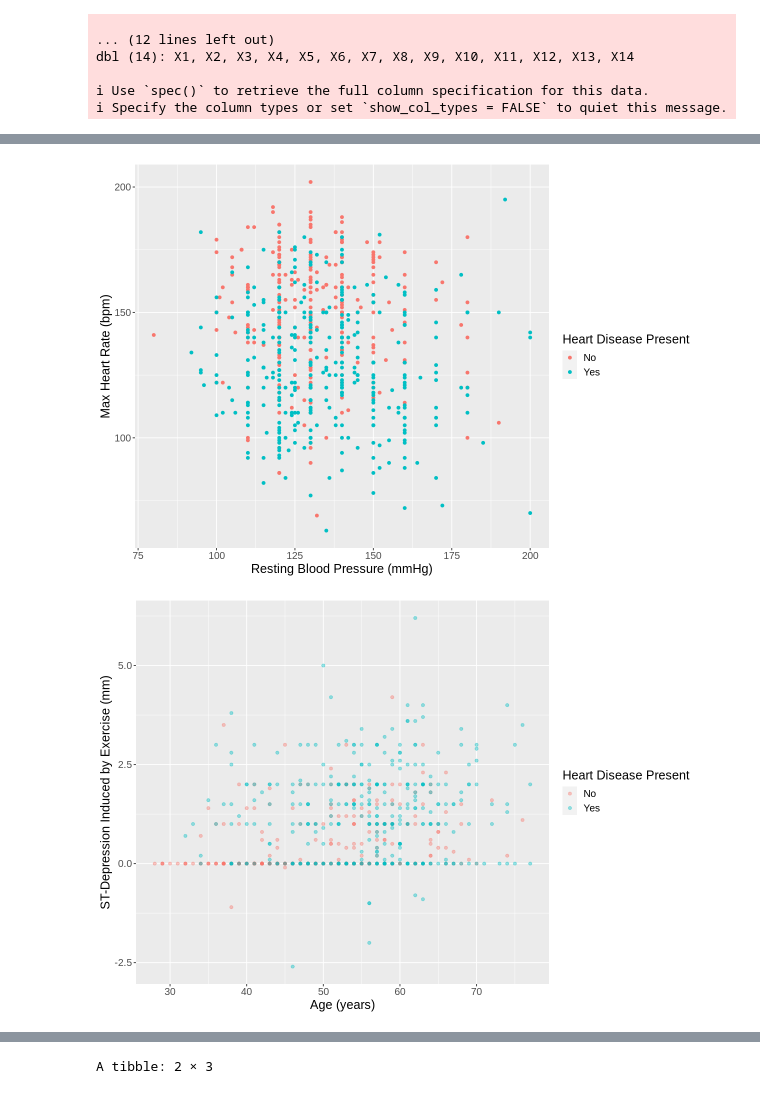
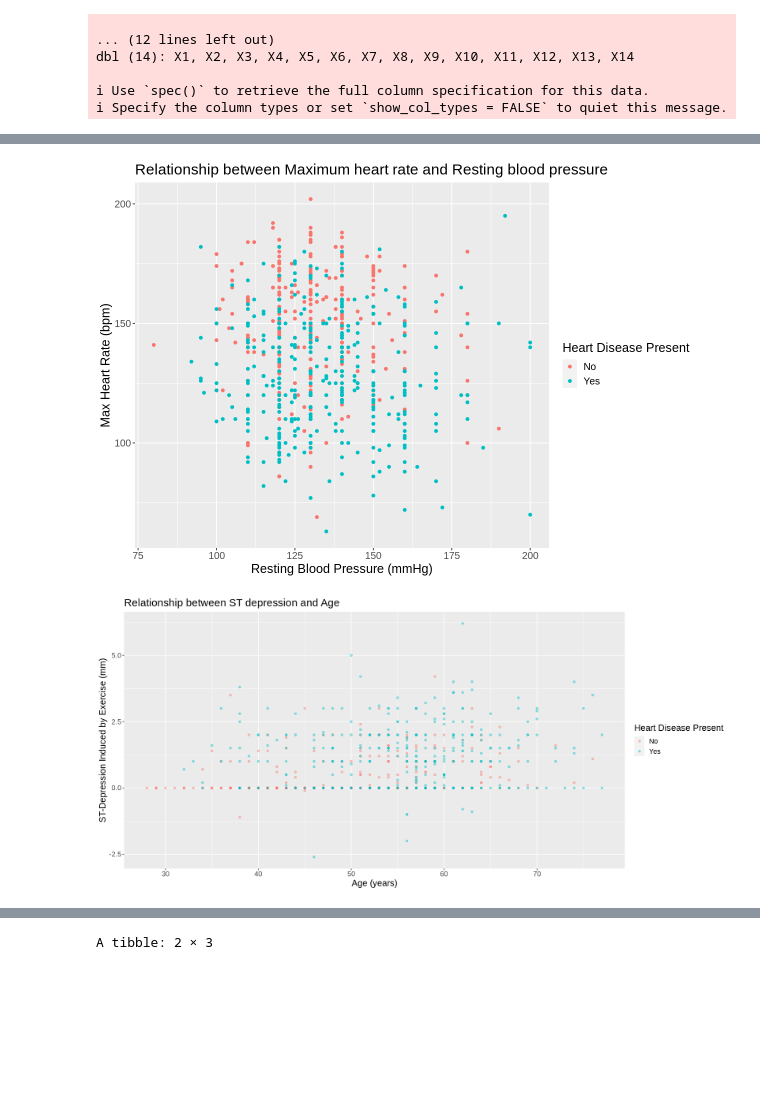
Before and after one commit to Kooriryuu/dsci-100-project-group3, a Jupyter notebook: project_proposal.ipynb, the cells around one changed output, grey strips where cells are left out. Drawn from its saved outputs; the diff is of its cells as text; code cells hidden in the pictures; blank space fills up the shorter version.

Commit message:
Added titles for plots

```diff
--- a/project_proposal.ipynb
+++ b/project_proposal.ipynb
@@ -104,22 +122,24 @@ distribution_plot <- ggplot(places_training, aes(x = resting_blood_pressure, y =
     xlab("Resting Blood Pressure (mmHg)") +
     ylab("Max Heart Rate (bpm)") +
     labs(colour = "Heart Disease Present") +
+     ggtitle('Relationship between Maximum heart rate and Resting blood pressure')+
     theme(text = element_text(size = 15))
 
 distribution_plot
 # %% [output]
-[figure, old version]
+[figure, new version]
 # %%
 distribution_plot2 <- ggplot(places_training, aes(x = age, y = old_peak, colour = heart_disease_present)) +
     geom_point(alpha = 0.4) +
     xlab("Age (years)") +
     ylab("ST-Depression Induced by Exercise (mm)") +
     labs(colour = "Heart Disease Present") +
+    ggtitle('Relationship between ST depression and Age')+
     theme(text = element_text(size = 15))
 
 distribution_plot2
 # %% [output]
-[figure, old version]
+[figure, new version]
 # %%
 distribution_plot3 <- ggplot(places_training, aes(x = old_peak, y = serum_cholesterol, colour = heart_disease_present)) +
     geom_point() +
```
Also changed, not shown: parts of 4 cells of this notebook.
